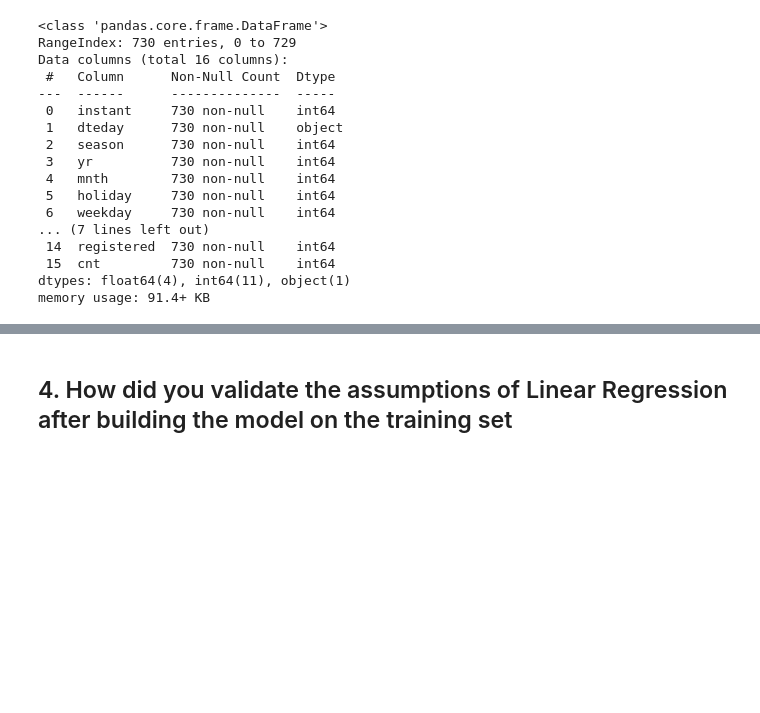
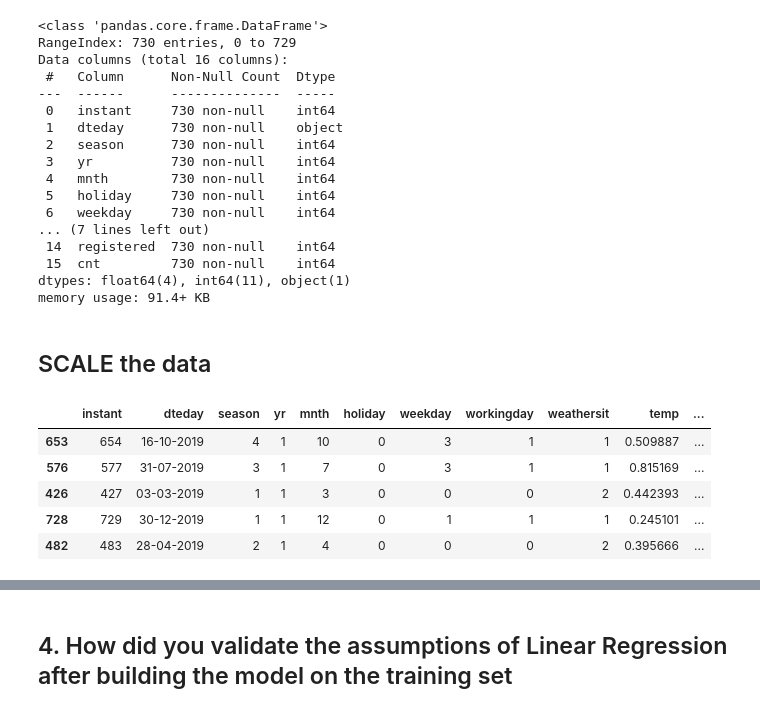
Before and after one commit to Monica05-aadi/Bike_LinearRegression, a Jupyter notebook: Bike Assignment.ipynb, the cells around one changed output, grey strips where cells are left out. Drawn from its saved outputs; the diff is of its cells as text; code cells hidden in the pictures; blank space fills up the shorter version.

```diff
--- a/Bike Assignment.ipynb
+++ b/Bike Assignment.ipynb
@@ -116,0 +122,2 @@ memory usage: 91.4+ KB
+# %% [markdown]
+## SCALE the data
@@ -116,0 +131,9 @@ memory usage: 91.4+ KB
+# %%
+df_train.head()
+# %% [output]
+|  | instant | dteday | season | yr | mnth | holiday | weekday | workingday | weathersit | temp | ... |
+| 653 | 654 | 16-10-2019 | 4 | 1 | 10 | 0 | 3 | 1 | 1 | 0.509887 | ... |
+| 576 | 577 | 31-07-2019 | 3 | 1 | 7 | 0 | 3 | 1 | 1 | 0.815169 | ... |
+| 426 | 427 | 03-03-2019 | 1 | 1 | 3 | 0 | 0 | 0 | 2 | 0.442393 | ... |
+| 728 | 729 | 30-12-2019 | 1 | 1 | 12 | 0 | 1 | 1 | 1 | 0.245101 | ... |
+| 482 | 483 | 28-04-2019 | 2 | 1 | 4 | 0 | 0 | 0 | 2 | 0.395666 | ... |
```
Also changed, not shown: parts of 37 cells of this notebook.
